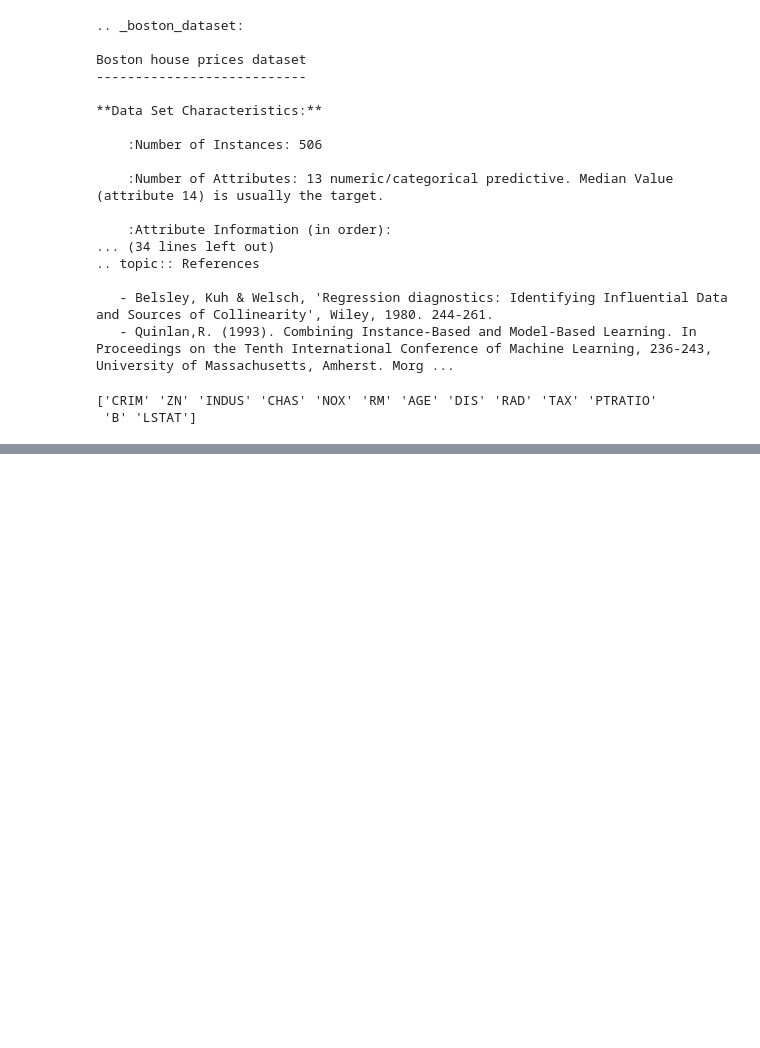
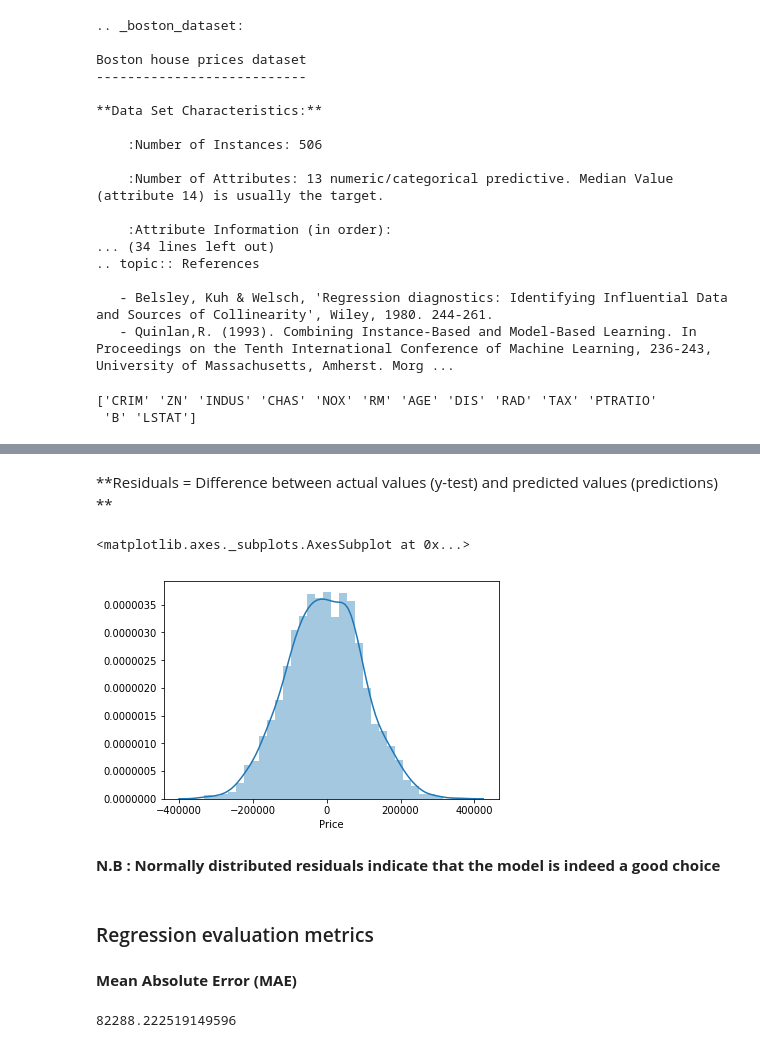
Before and after one commit to chikoungoun/Python-for-Datascience---jportilla, a Jupyter notebook: Machine Learning/Linear Regression/Linear Regression.ipynb, the cells around one changed output, grey strips where cells are left out. Saved outputs shown, nothing was run; the diff lists cells and outputs as text; code cells hidden in the pictures; blank space fills up the shorter version.

```diff
--- a/Machine Learning/Linear Regression/Linear Regression.ipynb
+++ b/Machine Learning/Linear Regression/Linear Regression.ipynb
@@ -165,0 +206,11 @@ print(boston['feature_names'])
+# %% [markdown]
+**Residuals =  Difference between actual values (y-test) and predicted values (predictions) **
+# %%
+sns.distplot(y_test - predictions)
+# %% [output]
+<matplotlib.axes._subplots.AxesSubplot at 0x...>
+[figure, added]
+# %% [markdown]
+**N.B : Normally distributed residuals indicate that the model is indeed a good choice**
+# %% [markdown]
+### Regression evaluation metrics
@@ -165,0 +219,6 @@ print(boston['feature_names'])
+# %% [markdown]
+**Mean Absolute Error (MAE)**
+# %%
+metrics.mean_absolute_error(y_test,predictions)
+# %% [output]
+82288.222519149596
```
Also changed, not shown: parts of 16 cells of this notebook.
